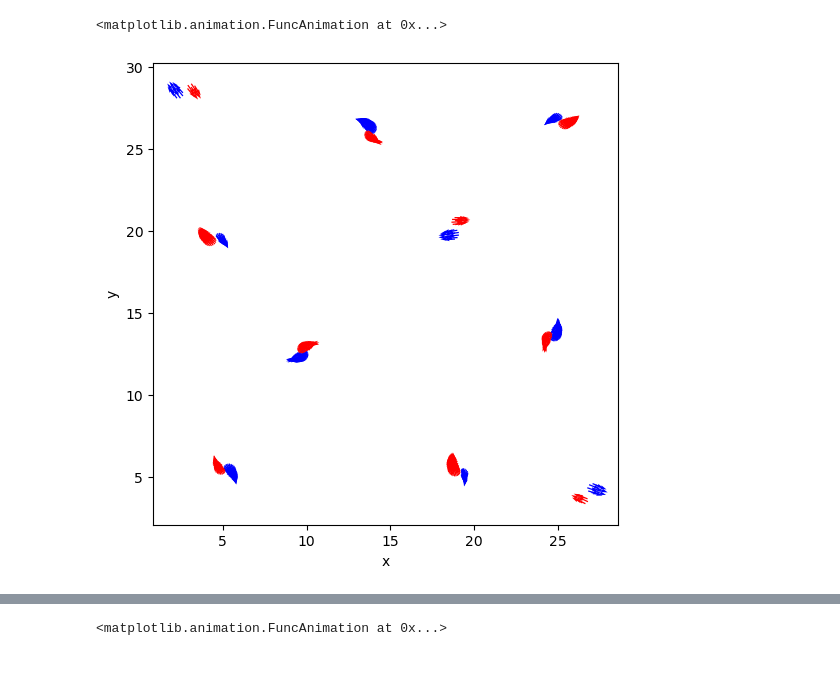
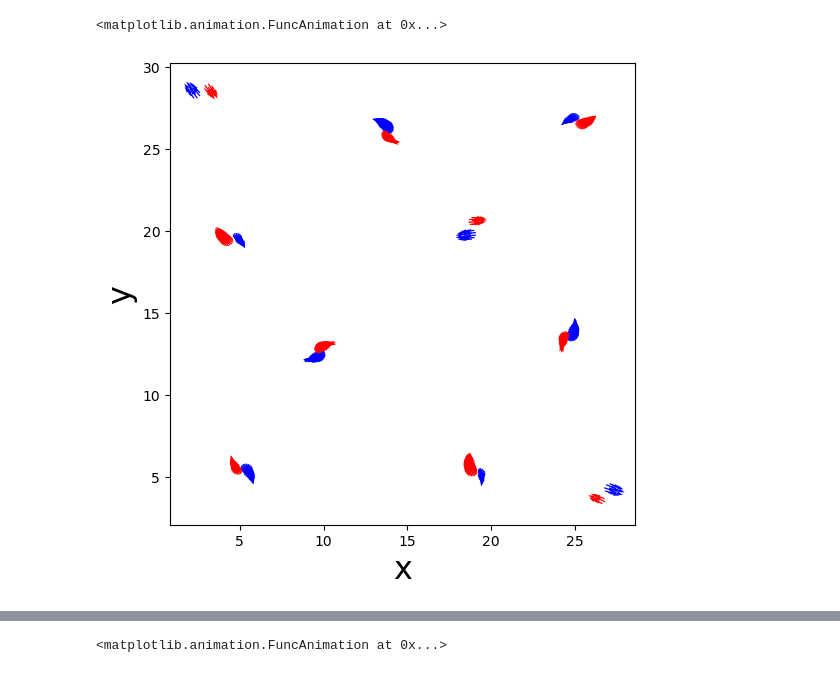
Before and after one commit to Ketofe/Vicsek_hooke_project, a Jupyter notebook: two_species_Vicsek_combined_with_hooke/Varying_l.ipynb, the cells around one changed output, grey strips where cells are left out. Cells and saved outputs as stored; diff of their text form; code cells hidden in the pictures.

```diff
--- a/two_species_Vicsek_combined_with_hooke/Varying_l.ipynb
+++ b/two_species_Vicsek_combined_with_hooke/Varying_l.ipynb
@@ -185,13 +185,13 @@ Animate_c(pos_for_different_l2[i],theta_for_different_l2[i],['blue','red'],[0.5,
 # %%
 %matplotlib inline
 l_index=0
 Quiver(pos_for_different_l2[l_index][-1], theta_for_different_l2[l_index][-1],['blue','red'])
-plt.xlabel('x')
-plt.ylabel('y')
+plt.xlabel('x',fontsize=23)
+plt.ylabel('y',fontsize=23)
 plt.savefig("Plots/Varying_l/quiver_l2_l="+str(l_list2[l_index])+".pdf" )
 plt.show()
 # %% [output]
-[figure, old version]
+[figure, new version]
 # %%
 %matplotlib inline
 l_index=0
```
Also changed, not shown: parts of 6 cells of this notebook, 10 other files.
